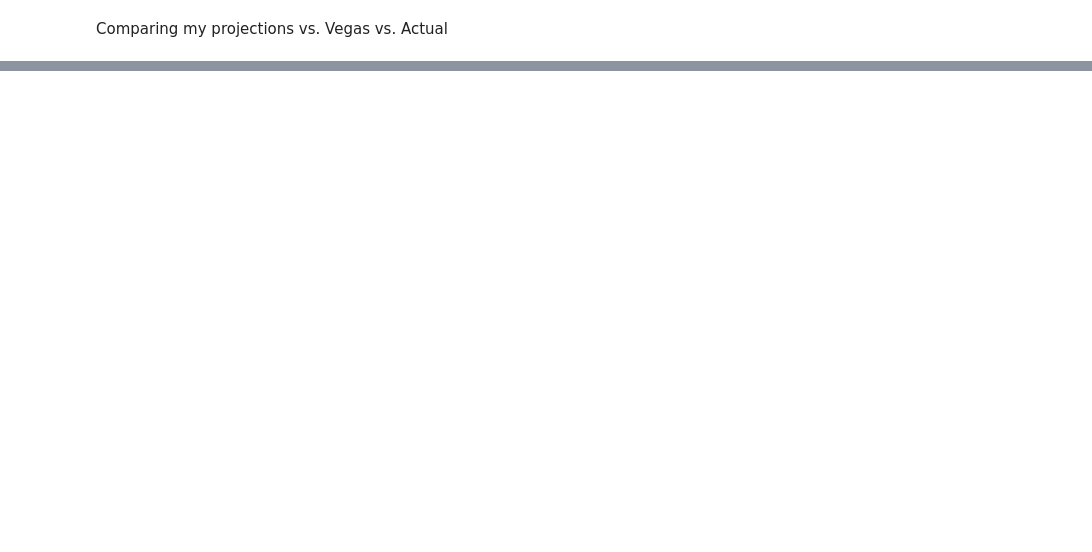
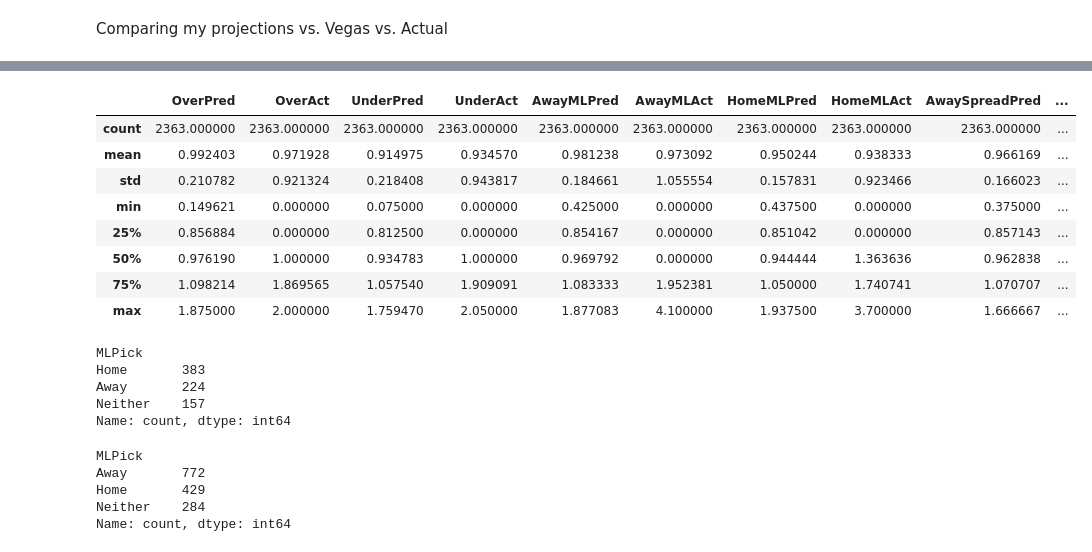
Before and after one commit to jamesgiles1993/Code, a Jupyter notebook: C01. Gambling.ipynb, the cells around one changed output, grey strips where cells are left out. Saved outputs shown, nothing was run; the diff lists cells and outputs as text; code cells hidden in the pictures; blank space fills up the shorter version.

```diff
--- a/C01. Gambling.ipynb
+++ b/C01. Gambling.ipynb
@@ -633,3 +720,21 @@ scoring_df = pd.DataFrame(complete_gambling_df[['VisitorModelRuns', 'HomeModelRu
 scoring_df = pd.concat([model_df, scoring_df], axis=1)
 # Write to csv
 scoring_df.to_csv(os.path.join(baseball_path, "C01. Gambling", "2. Scoring", f"{todaysdate} Scoring Log.csv"), index=False)
+# %%
+complete_gambling_df['UnderdogSpreadPred'] = np.where(complete_gambling_df['Spread'] < 0, complete_gambling_df['AwaySpreadPred'], complete_gambling_df['HomeSpreadPred'])
+complete_gambling_df['FavoriteSpreadPred'] = np.where(complete_gambling_df['Spread'] < 0, complete_gambling_df['HomeSpreadPred'], complete_gambling_df['AwaySpreadPred'])
+# %%
+complete_gambling_df['UnderdogSpreadAct'] = np.where(complete_gambling_df['Spread'] < 0, complete_gambling_df['AwaySpreadAct'], complete_gambling_df['HomeSpreadAct'])
+complete_gambling_df['FavoriteSpreadAct'] = np.where(complete_gambling_df['Spread'] < 0, complete_gambling_df['HomeSpreadAct'], complete_gambling_df['AwaySpreadAct'])
+# %%
+complete_gambling_df[['OverPred', 'OverAct', 'UnderPred', 'UnderAct', 'AwayMLPred', 'AwayMLAct', 'HomeMLPred', 'HomeMLAct', 'AwaySpreadPred', 'AwaySpreadAct', 'HomeSpreadPred', 'HomeSpreadAct', 'UnderdogSpreadPred', 'UnderdogSpreadAct', 'FavoriteSpreadPred', 'FavoriteSpreadAct']].describe()
+# %% [output]
+|  | OverPred | OverAct | UnderPred | UnderAct | AwayMLPred | AwayMLAct | HomeMLPred | HomeMLAct | AwaySpreadPred | ... |
+| count | 2363.000000 | 2363.000000 | 2363.000000 | 2363.000000 | 2363.000000 | 2363.000000 | 2363.000000 | 2363.000000 | 2363.000000 | ... |
+| mean | 0.992403 | 0.971928 | 0.914975 | 0.934570 | 0.981238 | 0.973092 | 0.950244 | 0.938333 | 0.966169 | ... |
+| std | 0.210782 | 0.921324 | 0.218408 | 0.943817 | 0.184661 | 1.055554 | 0.157831 | 0.923466 | 0.166023 | ... |
+| min | 0.149621 | 0.000000 | 0.075000 | 0.000000 | 0.425000 | 0.000000 | 0.437500 | 0.000000 | 0.375000 | ... |
+| 25% | 0.856884 | 0.000000 | 0.812500 | 0.000000 | 0.854167 | 0.000000 | 0.851042 | 0.000000 | 0.857143 | ... |
+| 50% | 0.976190 | 1.000000 | 0.934783 | 1.000000 | 0.969792 | 0.000000 | 0.944444 | 1.363636 | 0.962838 | ... |
+| 75% | 1.098214 | 1.869565 | 1.057540 | 1.909091 | 1.083333 | 1.952381 | 1.050000 | 1.740741 | 1.070707 | ... |
+| max | 1.875000 | 2.000000 | 1.759470 | 2.050000 | 1.877083 | 4.100000 | 1.937500 | 3.700000 | 1.666667 | ... |
@@ -635,0 +746,18 @@ scoring_df.to_csv(os.path.join(baseball_path, "C01. Gambling", "2. Scoring", f"{
+# %%
+# Away is favored
+complete_gambling_df.query('MLMoney2_usa > MLMoney1_usa')['MLPick'].value_counts()
+# %% [output]
+MLPick
+Home       383
+Away       224
+Neither    157
+Name: count, dtype: int64
+# %%
+# Home is favored
+complete_gambling_df.query('MLMoney1_usa > MLMoney2_usa')['MLPick'].value_counts()
+# %% [output]
+MLPick
+Away       772
+Home       429
+Neither    284
+Name: count, dtype: int64
```
Also changed, not shown: parts of 26 cells of this notebook, 24 other files.
